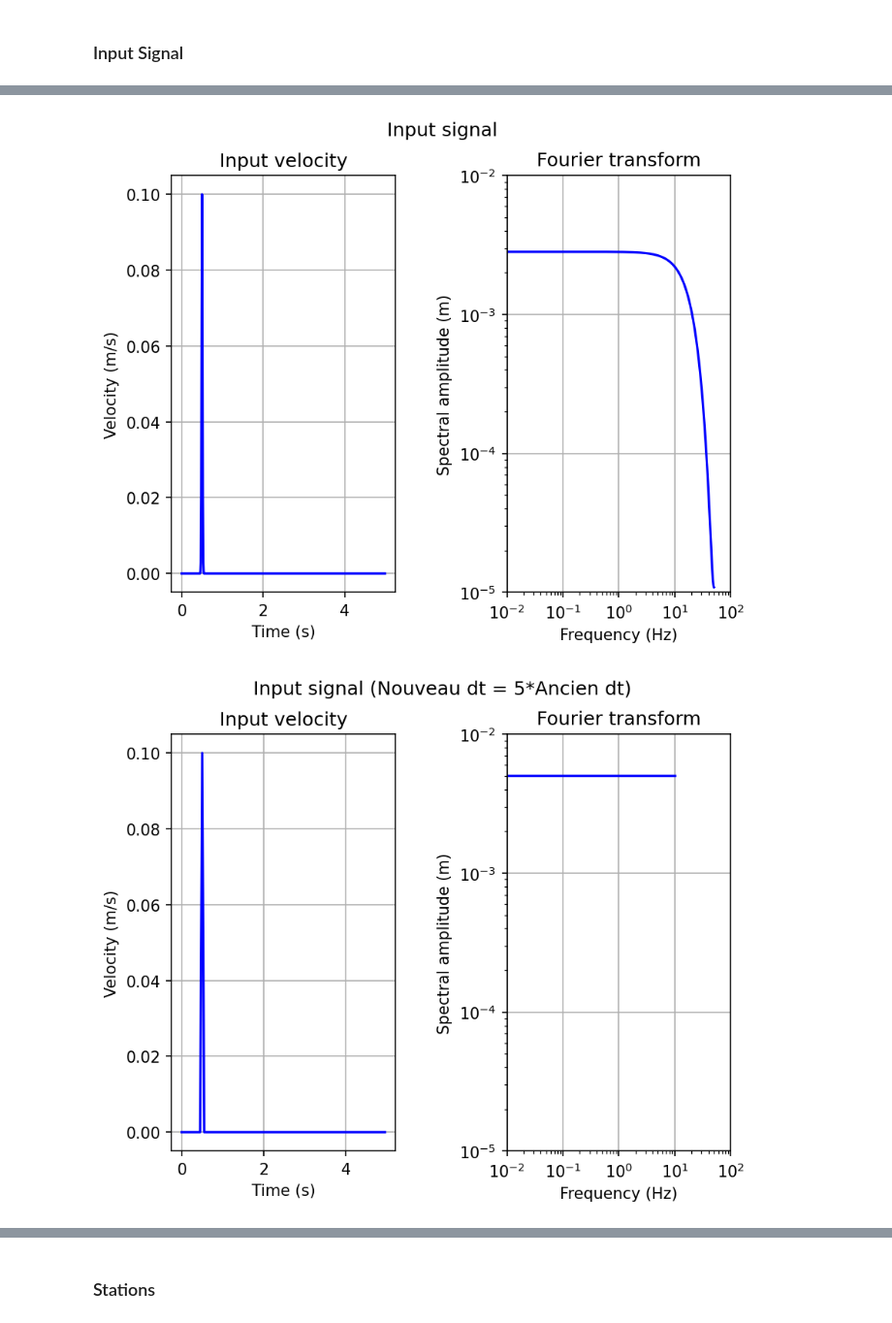
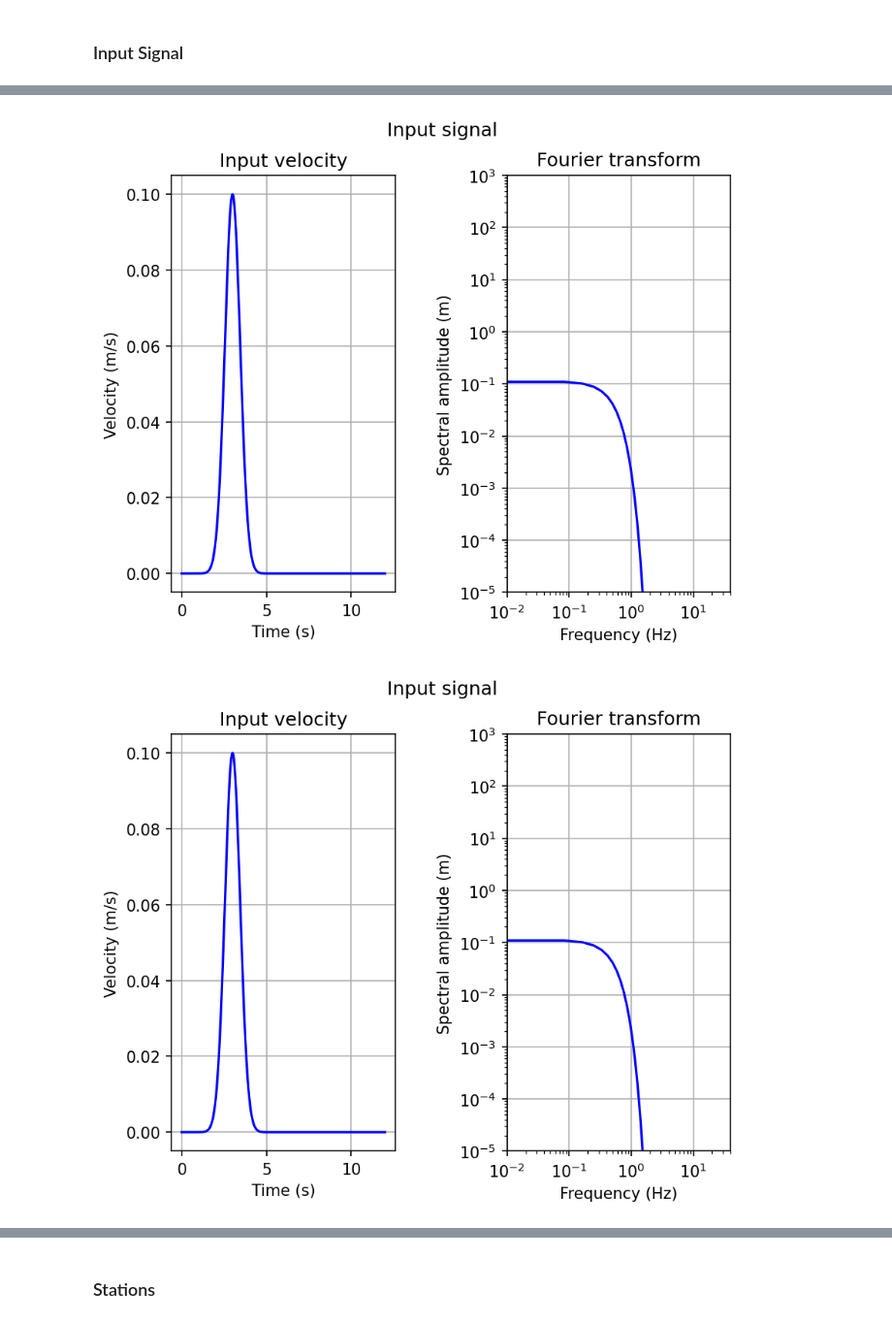
Before and after one commit to tguyonneau/sem2dpack, a Jupyter notebook: JUPYTER/Stage_Theo/SEM_Run_Comparison/Notebook_Comparaison_Run.ipynb, the cells around one changed output, grey strips where cells are left out. Shown at 97% size. Drawn from its saved outputs; the diff is of its cells as text; code cells hidden in the pictures.

```diff
--- a/JUPYTER/Stage_Theo/SEM_Run_Comparison/Notebook_Comparaison_Run.ipynb
+++ b/JUPYTER/Stage_Theo/SEM_Run_Comparison/Notebook_Comparaison_Run.ipynb
@@ -37,14 +38,16 @@ from Stage_module import *
 #--------------------------------------------------
 
 # SEM2DPACK Parameters
-direct1 = "C:/Users/t.guyonneau/OneDrive - EGIS Group/Documents/OUTPUT/Test_f_20"
-direct2 = "C:/Users/t.guyonneau/OneDrive - EGIS Group/Documents/OUTPUT/Essai_Gravity"
-direct3 = "C:/Users/t.guyonneau/OneDrive - EGIS Group/Documents/OUTPUT/Essai_Gravity_Low"
+direct1 = "C:/Users/t.guyonneau/OneDrive - EGIS Group/Documents/OUTPUT/Batch_L_40_f_05_I_30/Run_00"
+direct2 = "C:/Users/t.guyonneau/OneDrive - EGIS Group/Documents/OUTPUT/Batch_L_40_f_05_I_30/Run_01"
+direct3 = "C:/Users/t.guyonneau/OneDrive - EGIS Group/Documents/OUTPUT/Batch_L_40_f_05_I_30/Run_02"
+direct4 = "C:/Users/t.guyonneau/OneDrive - EGIS Group/Documents/OUTPUT/Batch_L_40_f_05_I_30/Run_03"
 is_overburden = False
-fmin, fmax = 0.01, 100
+fmin, fmax = 0.01, 40
 SEM1 = sem2dpack(direct1)
 SEM2 = sem2dpack(direct2)
 SEM3 = sem2dpack(direct3)
+SEM4 = sem2dpack(direct4)
 
 
 # Notebook Parameters
@@ -278,11 +439,30 @@ Grid data processed for SEM: C:/Users/t.guyonneau/OneDrive - EGIS Group/Document
 # %% [markdown]
 ### Input Signal
 # %%
-plot_input_signal(station_components_SEM1['time_input'], station_components_SEM1['V_input'], 'VF', fmax=fmax, Amax=1e-2)
-decalage = 5
-print(station_components_SEM1['time_input'].size)
-print(station_components_SEM1['time_input'][::decalage].size)
-plot_input_signal(station_components_SEM1['time_input'][::decalage], station_components_SEM1['V_input'][::decalage], 'VF', fmax=fmax, Amax=1e-2)
-plt.suptitle(f"Input signal (Nouveau dt = {decalage}*Ancien dt)")
-plt.show()
+plot_input_signal(station_components_SEM1['time_input'], station_components_SEM1['V_input'], 'VF', fmax=fmax)
+plot_input_signal(station_components_SEM2['time_input'], station_components_SEM2['V_input'], 'VF', fmax=fmax)
+plot_input_signal(station_components_SEM3['time_input'], station_components_SEM3['V_input'], 'VF', fmax=fmax)
+plot_input_signal(station_components_SEM4['time_input'], station_components_SEM4['V_input'], 'VF', fmax=fmax)
+# XSTA, ZSTA = station_components_SEM1['X'], station_components_SEM1['Z']
+# station = get_nearest_station(20, -15, XSTA, ZSTA)
+# start_t = 14000
+# _, _, ax_F1 = plot_input_signal(time_stations_SEM1[start_t:], station_components_SEM1['Vx'][start_t:, station], 'VF')
+# line = ax_F1.get_lines()[0]
+# x1, y1 = line.get_xdata(), line.get_ydata()
+# _, _, ax_F2 = plot_input_signal(time_stations_SEM2[start_t:], station_components_SEM2['Vx'][start_t:, station], 'VF')
+# line = ax_F2.get_lines()[0]
+# x2, y2 = line.get_xdata(), line.get_ydata()
+
+# fig, ax = plt.subplots()
+
+# ax.plot(x1,y1, label='Angle=0°')
+# ax.plot(x2,y2, label='Angle=30°')
+# ax.set_xscale('log')
+# ax.set_yscale('log')
+# ax.set_xlabel("Frequency (Hz)")
+# ax.set_ylabel("Spectral Amplitude (m)")
+# ax.set_title("Fourier transforms in the ISS example with self weight")
+# ax.grid(True)
+# ax.legend()
+# plt.show()
 # %% [output]
@@ -291,2 +472,2 @@ plt.show()
-[figure, old version]
+[figure, new version]
-[figure, old version]
+[figure, new version]
```
Also changed, not shown: parts of 19 cells of this notebook, 1 other file.
